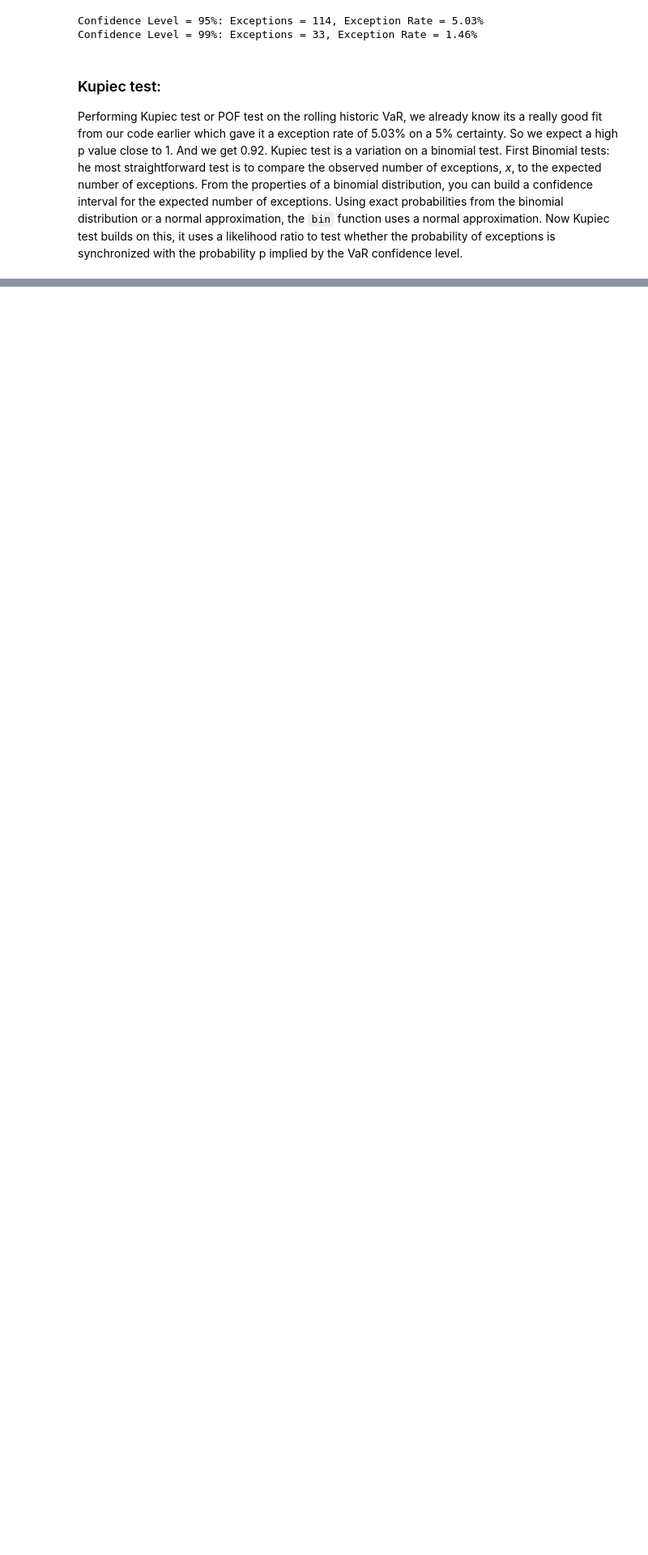
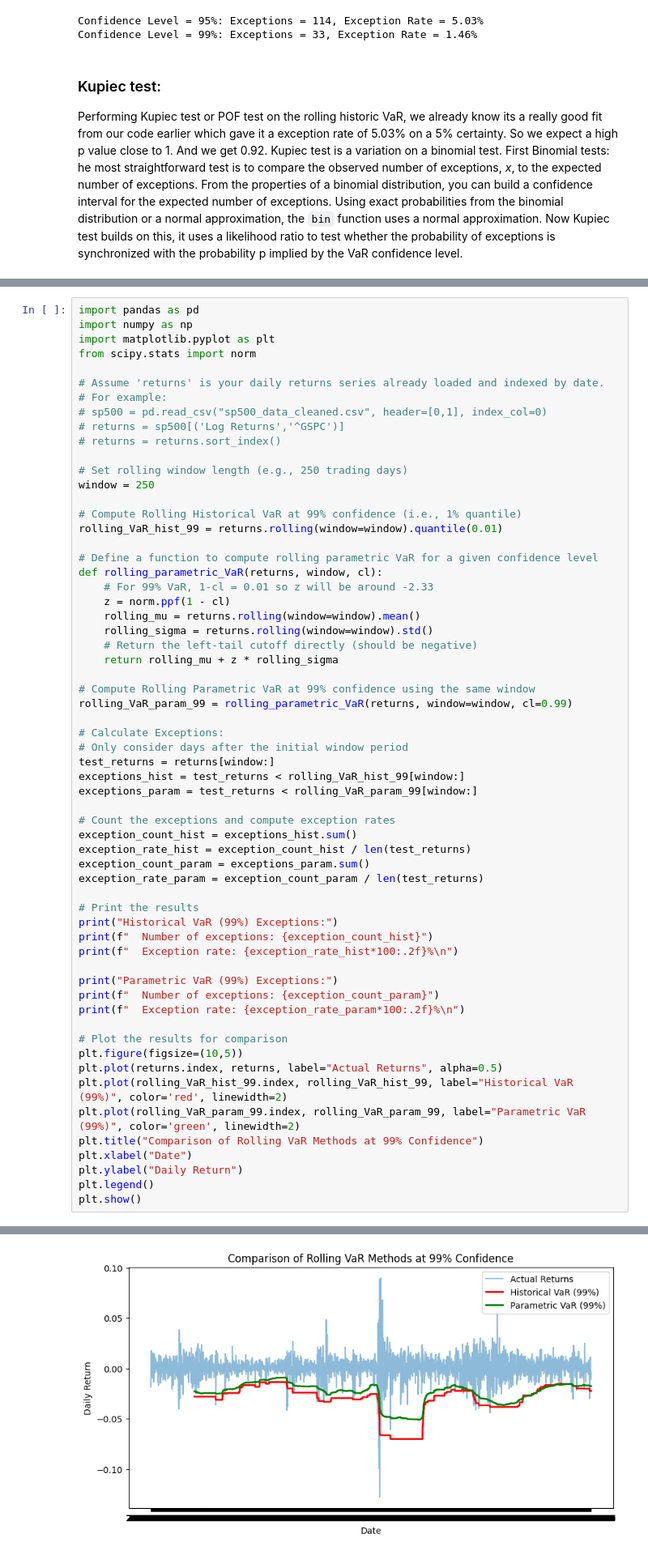
Before and after one commit to akassh9/MarketRiskVaR-Project, a Jupyter notebook: backtesting_model.ipynb, the cells around one changed output, grey strips where cells are left out. Shown at 81% size. Cells and saved outputs as stored; diff of their text form; blank space fills up the shorter version.

```diff
--- a/backtesting_model.ipynb
+++ b/backtesting_model.ipynb
@@ -141,0 +217,62 @@ Now Kupiec test builds on this, it uses a likelihood ratio to test whether the p
+# %%
+import pandas as pd
+import numpy as np
+import matplotlib.pyplot as plt
+from scipy.stats import norm
+
+# Assume 'returns' is your daily returns series already loaded and indexed by date.
+# For example:
+# sp500 = pd.read_csv("sp500_data_cleaned.csv", header=[0,1], index_col=0)
+# returns = sp500[('Log Returns','^GSPC')]
+# returns = returns.sort_index()
+
+# Set rolling window length (e.g., 250 trading days)
+window = 250
+
+# Compute Rolling Historical VaR at 99% confidence (i.e., 1% quantile)
+rolling_VaR_hist_99 = returns.rolling(window=window).quantile(0.01)
+
+# Define a function to compute rolling parametric VaR for a given confidence level
+def rolling_parametric_VaR(returns, window, cl):
+    # For 99% VaR, 1-cl = 0.01 so z will be around -2.33
+    z = norm.ppf(1 - cl)
+    rolling_mu = returns.rolling(window=window).mean()
+    rolling_sigma = returns.rolling(window=window).std()
+    # Return the left-tail cutoff directly (should be negative)
+    return rolling_mu + z * rolling_sigma
+
+# Compute Rolling Parametric VaR at 99% confidence using the same window
+rolling_VaR_param_99 = rolling_parametric_VaR(returns, window=window, cl=0.99)
+
+# Calculate Exceptions:
+# Only consider days after the initial window period
+test_returns = returns[window:]
+exceptions_hist = test_returns < rolling_VaR_hist_99[window:]
+exceptions_param = test_returns < rolling_VaR_param_99[window:]
+
+# Count the exceptions and compute exception rates
+exception_count_hist = exceptions_hist.sum()
+exception_rate_hist = exception_count_hist / len(test_returns)
+exception_count_param = exceptions_param.sum()
+exception_rate_param = exception_count_param / len(test_returns)
+
+# Print the results
+print("Historical VaR (99%) Exceptions:")
+print(f"  Number of exceptions: {exception_count_hist}")
+print(f"  Exception rate: {exception_rate_hist*100:.2f}%\n")
+
+print("Parametric VaR (99%) Exceptions:")
+print(f"  Number of exceptions: {exception_count_param}")
+print(f"  Exception rate: {exception_rate_param*100:.2f}%\n")
+
+# Plot the results for comparison
+plt.figure(figsize=(10,5))
+plt.plot(returns.index, returns, label="Actual Returns", alpha=0.5)
+plt.plot(rolling_VaR_hist_99.index, rolling_VaR_hist_99, label="Historical VaR (99%)", color='red', linewidth=2)
+plt.plot(rolling_VaR_param_99.index, rolling_VaR_param_99, label="Parametric VaR (99%)", color='green', linewidth=2)
+plt.title("Comparison of Rolling VaR Methods at 99% Confidence")
+plt.xlabel("Date")
+plt.ylabel("Daily Return")
+plt.legend()
+plt.show()
+# %% [output]
@@ -141,0 +286 @@ Now Kupiec test builds on this, it uses a likelihood ratio to test whether the p
+[figure, added]
```
Also changed, not shown: parts of 5 cells of this notebook.
